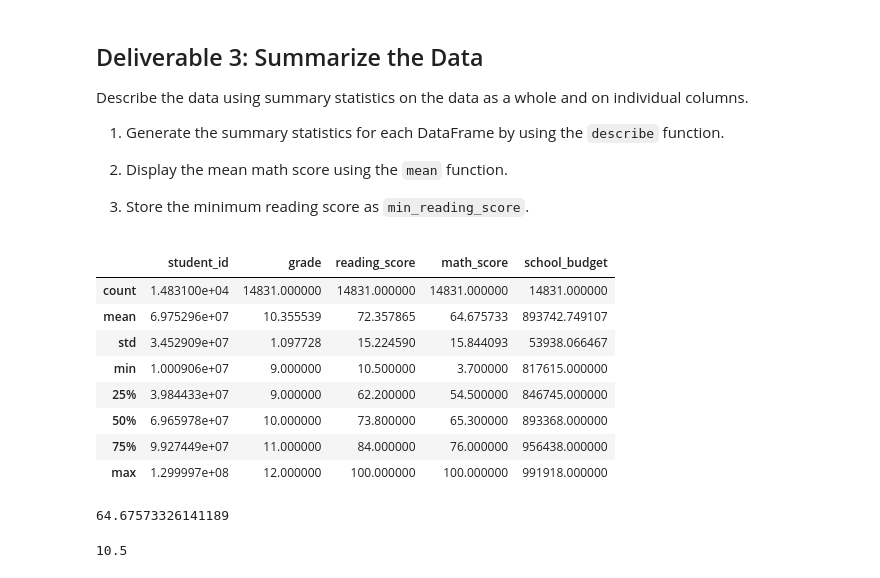
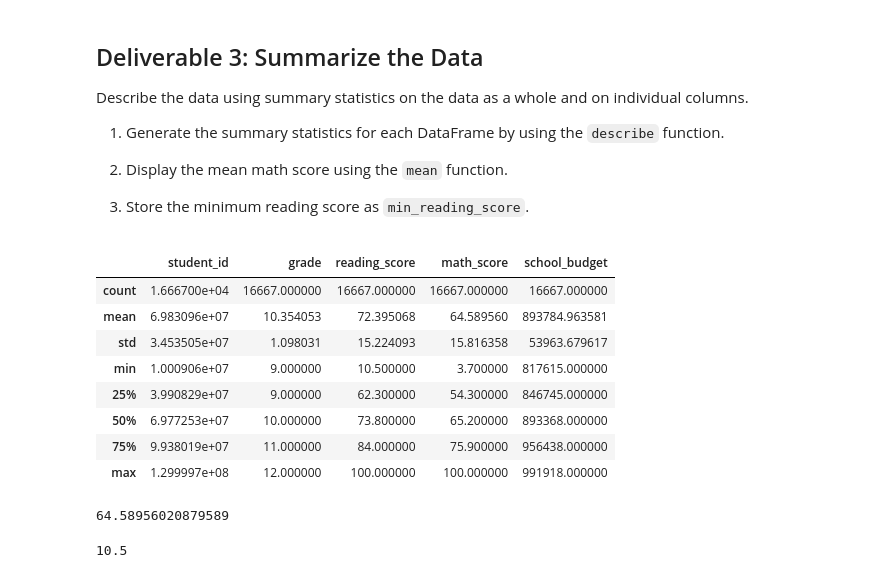
Before and after one commit to margomerritt/School_District_Analysis, a Jupyter notebook: Student_Data_Challenge_Starter_Code.ipynb, the cells around one changed output. Saved outputs shown, nothing was run; the diff lists cells and outputs as text; code cells hidden in the pictures.

```diff
--- a/Student_Data_Challenge_Starter_Code.ipynb
+++ b/Student_Data_Challenge_Starter_Code.ipynb
@@ -153,19 +153,21 @@ Describe the data using summary statistics on the data as a whole and on individ
 2. Store the minimum reading score as `min_reading_score`.
 # %%
 # Display summary statistics for the DataFrame
+student_df.describe()
 # %% [output]
 |  | student_id | grade | reading_score | math_score | school_budget |
-| count | 1.483100e+04 | 14831.000000 | 14831.000000 | 14831.000000 | 14831.000000 |
-| mean | 6.975296e+07 | 10.355539 | 72.357865 | 64.675733 | 893742.749107 |
-| std | 3.452909e+07 | 1.097728 | 15.224590 | 15.844093 | 53938.066467 |
+| count | 1.666700e+04 | 16667.000000 | 16667.000000 | 16667.000000 | 16667.000000 |
+| mean | 6.983096e+07 | 10.354053 | 72.395068 | 64.589560 | 893784.963581 |
+| std | 3.453505e+07 | 1.098031 | 15.224093 | 15.816358 | 53963.679617 |
 | min | 1.000906e+07 | 9.000000 | 10.500000 | 3.700000 | 817615.000000 |
-| 25% | 3.984433e+07 | 9.000000 | 62.200000 | 54.500000 | 846745.000000 |
-| 50% | 6.965978e+07 | 10.000000 | 73.800000 | 65.300000 | 893368.000000 |
-| 75% | 9.927449e+07 | 11.000000 | 84.000000 | 76.000000 | 956438.000000 |
+| 25% | 3.990829e+07 | 9.000000 | 62.300000 | 54.300000 | 846745.000000 |
+| 50% | 6.977253e+07 | 10.000000 | 73.800000 | 65.200000 | 893368.000000 |
+| 75% | 9.938019e+07 | 11.000000 | 84.000000 | 75.900000 | 956438.000000 |
 | max | 1.299997e+08 | 12.000000 | 100.000000 | 100.000000 | 991918.000000 |
 # %%
 # Display the mean math score using the mean function
+student_df['math_score'].mean()
 # %% [output]
-64.67573326141189
+64.58956020879589
 # %%
 # Store the minimum reading score as min_reading_score
```
Also changed, not shown: parts of 1 cell of this notebook.
